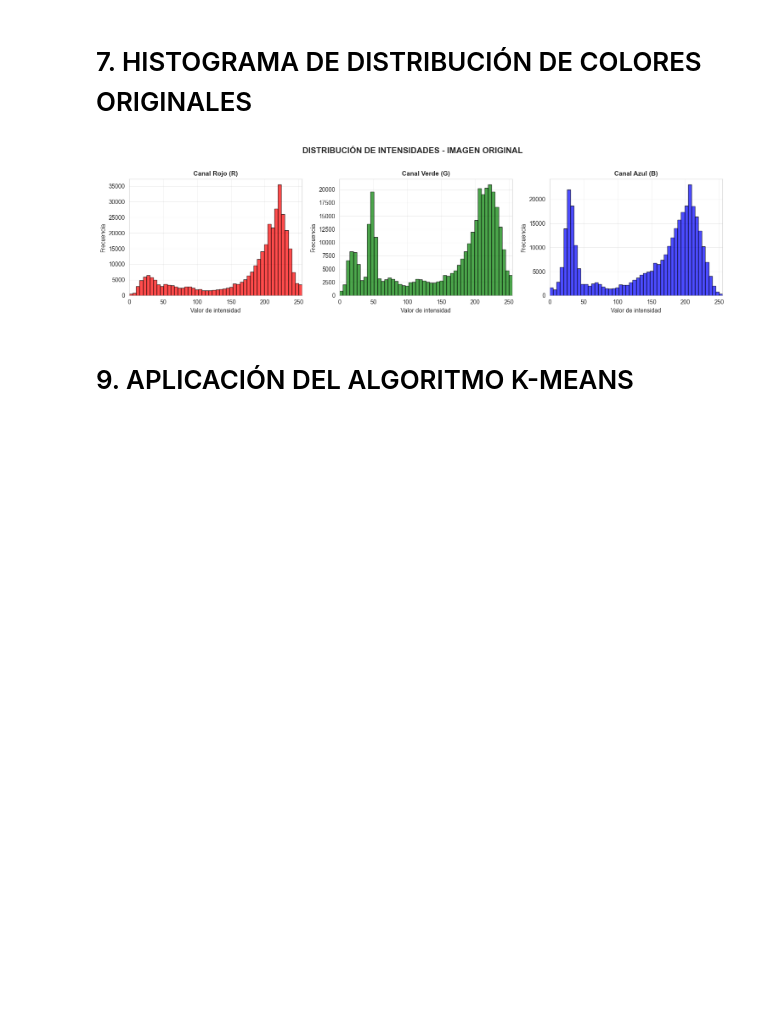
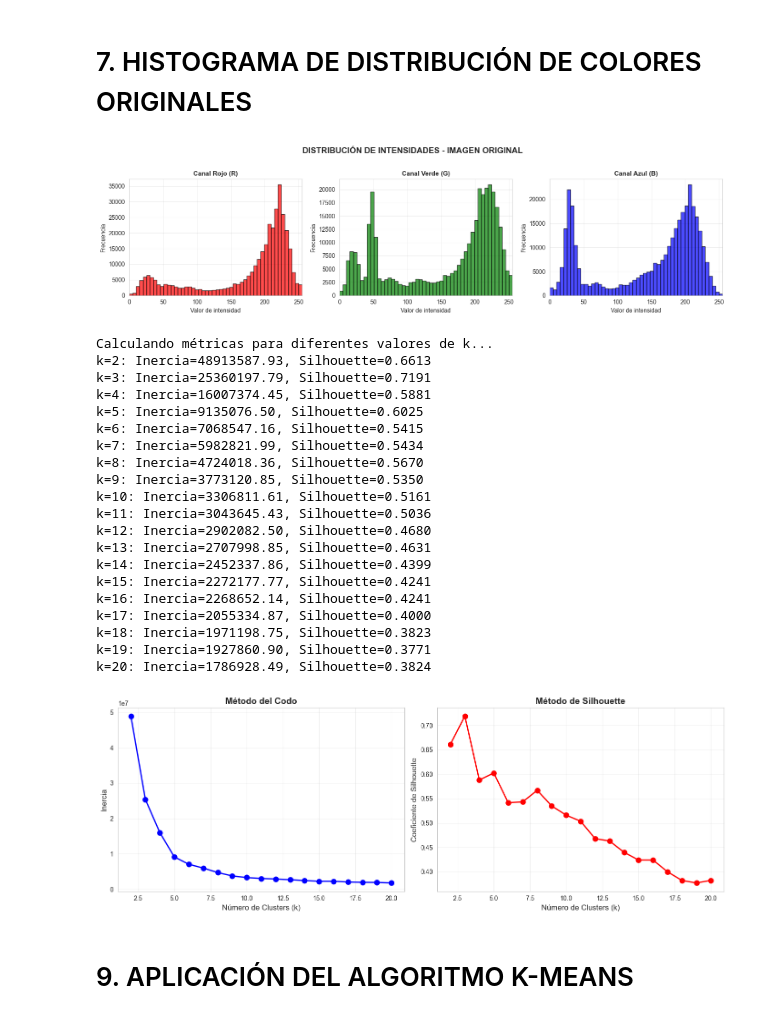
Before and after one commit to rperecam/kmeans-img, a Jupyter notebook: compress-img-kmeans.ipynb, the cells around one changed output. Drawn from its saved outputs; the diff is of its cells as text; code cells hidden in the pictures; blank space fills up the shorter version.

Commit message:
Añadido metodo del codo y score de Silhouette para encontrar k

```diff
--- a/compress-img-kmeans.ipynb
+++ b/compress-img-kmeans.ipynb
@@ -146,6 +148,75 @@ plt.tight_layout()
 plt.show()
 # %% [output]
 [figure]
+# %%
+# Muestra más pequeña para acelerar
+sample_size = min(10000, len(original_pixels))  # Reducido de 50000 a 10000
+sample_indices = np.random.choice(len(original_pixels), sample_size, replace=False)
+sample_pixels = original_pixels[sample_indices]
+
+# Rango de clusters a probar
+k_range = range(2, 21)
+inertias = []
+silhouette_scores = []
+
+print("Calculando métricas para diferentes valores de k...")
+for k in k_range:
+    # Usar MiniBatchKMeans en lugar de KMeans
+    kmeans_temp = MiniBatchKMeans(
+        n_clusters=k,
+        random_state=42,
+        batch_size=1024,
+        max_iter=100,
+        n_init=3  # Reducido de 10 a 3
+    )
+    kmeans_temp.fit(sample_pixels)
+
+    inertias.append(kmeans_temp.inertia_)
+    silhouette_scores.append(silhouette_score(sample_pixels, kmeans_temp.labels_))
+
+    print(f"k={k}: Inercia={kmeans_temp.inertia_:.2f}, Silhouette={silhouette_scores[-1]:.4f}")
+
+# Crear gráficas
+fig, (ax1, ax2) = plt.subplots(1, 2, figsize=(14, 5))
+
+# Método del codo
+ax1.plot(k_range, inertias, 'bo-', linewidth=2, markersize=8)
+ax1.set_xlabel('Número de Clusters (k)', fontsize=12)
+ax1.set_ylabel('Inercia', fontsize=12)
+ax1.set_title('Método del Codo', fontsize=14, fontweight='bold')
+ax1.grid(True, alpha=0.3)
+
+# Método de Silhouette
+ax2.plot(k_range, silhouette_scores, 'ro-', linewidth=2, markersize=8)
+ax2.set_xlabel('Número de Clusters (k)', fontsize=12)
+ax2.set_ylabel('Coeficiente de Silhouette', fontsize=12)
+ax2.set_title('Método de Silhouette', fontsize=14, fontweight='bold')
+ax2.grid(True, alpha=0.3)
+
+plt.tight_layout()
+plt.show()
+# %% [output]
+Calculando métricas para diferentes valores de k...
+k=2: Inercia=48913587.93, Silhouette=0.6613
+k=3: Inercia=25360197.79, Silhouette=0.7191
+k=4: Inercia=16007374.45, Silhouette=0.5881
+k=5: Inercia=9135076.50, Silhouette=0.6025
+k=6: Inercia=7068547.16, Silhouette=0.5415
+k=7: Inercia=5982821.99, Silhouette=0.5434
+k=8: Inercia=4724018.36, Silhouette=0.5670
+k=9: Inercia=3773120.85, Silhouette=0.5350
+k=10: Inercia=3306811.61, Silhouette=0.5161
+k=11: Inercia=3043645.43, Silhouette=0.5036
+k=12: Inercia=2902082.50, Silhouette=0.4680
+k=13: Inercia=2707998.85, Silhouette=0.4631
+k=14: Inercia=2452337.86, Silhouette=0.4399
+k=15: Inercia=2272177.77, Silhouette=0.4241
+k=16: Inercia=2268652.14, Silhouette=0.4241
+k=17: Inercia=2055334.87, Silhouette=0.4000
+k=18: Inercia=1971198.75, Silhouette=0.3823
+k=19: Inercia=1927860.90, Silhouette=0.3771
+k=20: Inercia=1786928.49, Silhouette=0.3824
+[figure, added]
 # %% [markdown]
 # 9. APLICACIÓN DEL ALGORITMO K-MEANS
 # %%
```
Also changed, not shown: parts of 5 cells of this notebook, 1 other file.
